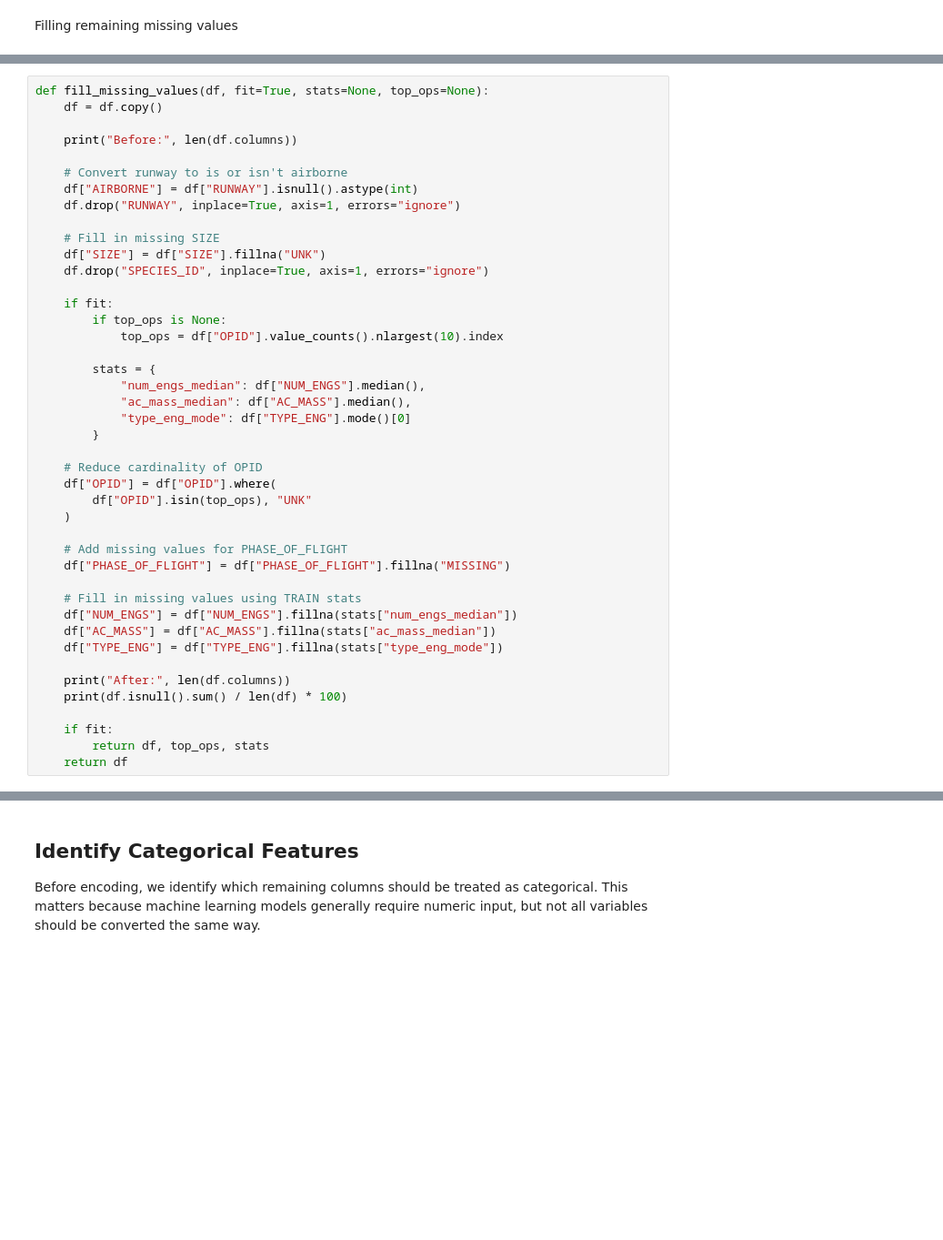
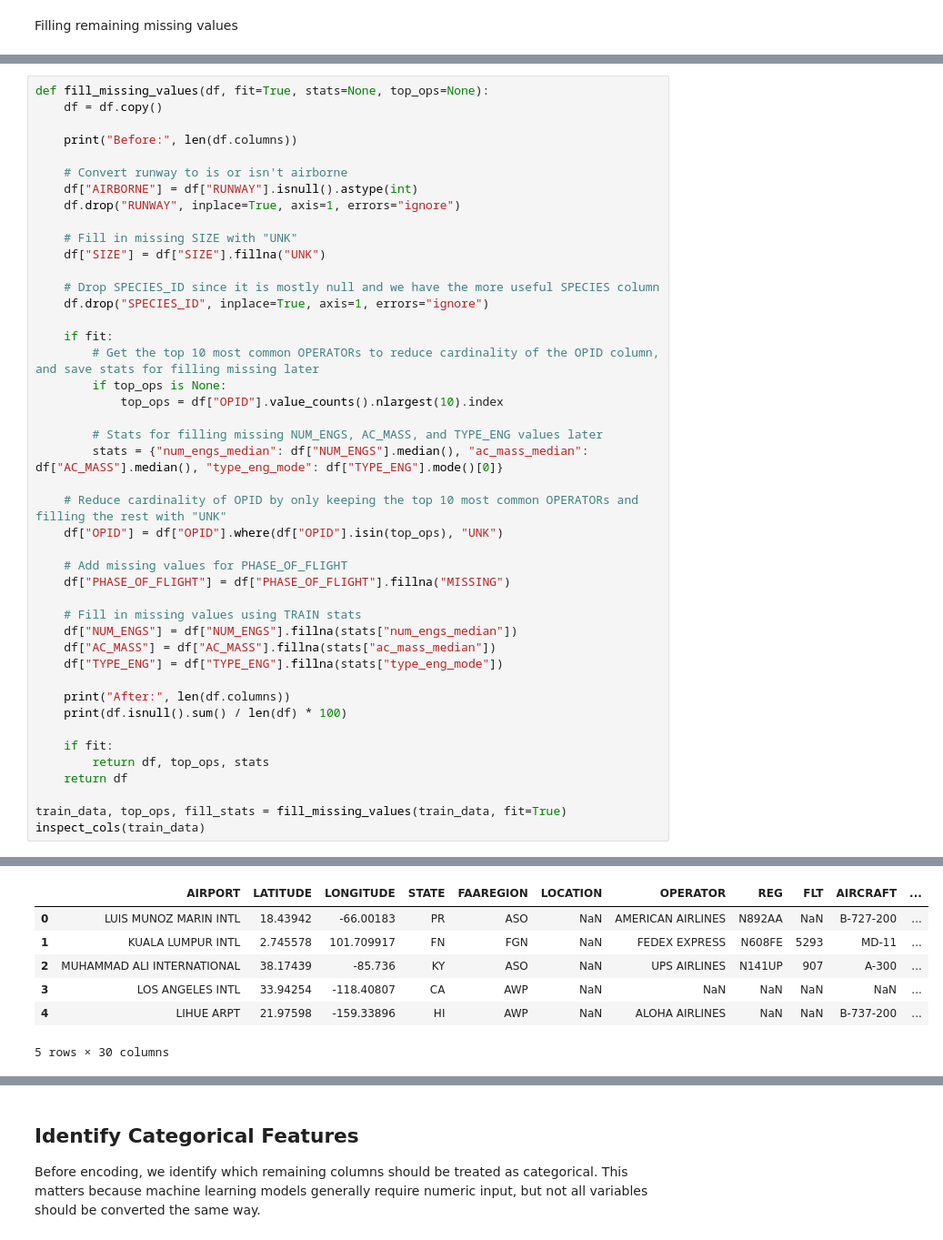
Before and after one commit to karenheckel/skyguard, a Jupyter notebook: project.ipynb, the cells around one changed output, grey strips where cells are left out. Shown at 91% size. Cells and saved outputs as stored; diff of their text form; blank space fills up the shorter version.

```diff
--- a/project.ipynb
+++ b/project.ipynb
@@ -588,24 +793,22 @@ def fill_missing_values(df, fit=True, stats=None, top_ops=None):
     df["AIRBORNE"] = df["RUNWAY"].isnull().astype(int)
     df.drop("RUNWAY", inplace=True, axis=1, errors="ignore")
 
-    # Fill in missing SIZE
+    # Fill in missing SIZE with "UNK"
     df["SIZE"] = df["SIZE"].fillna("UNK")
+
+    # Drop SPECIES_ID since it is mostly null and we have the more useful SPECIES column
     df.drop("SPECIES_ID", inplace=True, axis=1, errors="ignore")
 
     if fit:
+        # Get the top 10 most common OPERATORs to reduce cardinality of the OPID column, and save stats for filling missing later
         if top_ops is None:
             top_ops = df["OPID"].value_counts().nlargest(10).index
 
-        stats = {
-            "num_engs_median": df["NUM_ENGS"].median(),
-            "ac_mass_median": df["AC_MASS"].median(),
-            "type_eng_mode": df["TYPE_ENG"].mode()[0]
-        }
+        # Stats for filling missing NUM_ENGS, AC_MASS, and TYPE_ENG values later
+        stats = {"num_engs_median": df["NUM_ENGS"].median(), "ac_mass_median": df["AC_MASS"].median(), "type_eng_mode": df["TYPE_ENG"].mode()[0]}
 
-    # Reduce cardinality of OPID
-    df["OPID"] = df["OPID"].where(
-        df["OPID"].isin(top_ops), "UNK"
-    )
+    # Reduce cardinality of OPID by only keeping the top 10 most common OPERATORs and filling the rest with "UNK"
+    df["OPID"] = df["OPID"].where(df["OPID"].isin(top_ops), "UNK")
 
     # Add missing values for PHASE_OF_FLIGHT
     df["PHASE_OF_FLIGHT"] = df["PHASE_OF_FLIGHT"].fillna("MISSING")
@@ -621,3 +824,7 @@ def fill_missing_values(df, fit=True, stats=None, top_ops=None):
     if fit:
         return df, top_ops, stats
     return df
+
+train_data, top_ops, fill_stats = fill_missing_values(train_data, fit=True)
+inspect_cols(train_data)
+# %% [output]
@@ -623,0 +848,7 @@ def fill_missing_values(df, fit=True, stats=None, top_ops=None):
+|  | AIRPORT | LATITUDE | LONGITUDE | STATE | FAAREGION | LOCATION | OPERATOR | REG | FLT | AIRCRAFT | ... |
+| 0 | LUIS MUNOZ MARIN INTL | 18.43942 | -66.00183 | PR | ASO | NaN | AMERICAN AIRLINES | N892AA | NaN | B-727-200 | ... |
+| 1 | KUALA LUMPUR INTL | 2.745578 | 101.709917 | FN | FGN | NaN | FEDEX EXPRESS | N608FE | 5293 | MD-11 | ... |
+| 2 | MUHAMMAD ALI INTERNATIONAL | 38.17439 | -85.736 | KY | ASO | NaN | UPS AIRLINES | N141UP | 907 | A-300 | ... |
+| 3 | LOS ANGELES INTL | 33.94254 | -118.40807 | CA | AWP | NaN | NaN | NaN | NaN | NaN | ... |
+| 4 | LIHUE ARPT | 21.97598 | -159.33896 | HI | AWP | NaN | ALOHA AIRLINES | NaN | NaN | B-737-200 | ... |
+5 rows × 30 columns
```
Also changed, not shown: parts of 82 cells of this notebook.
